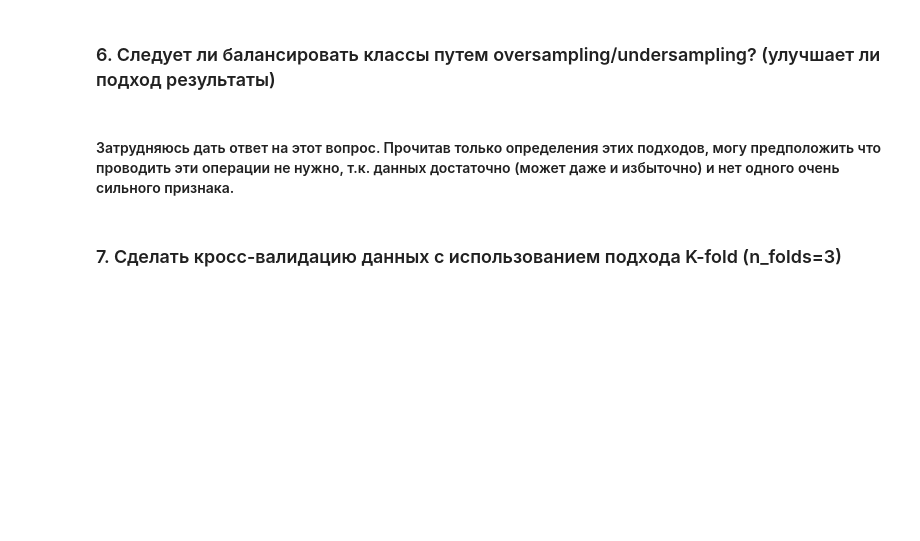
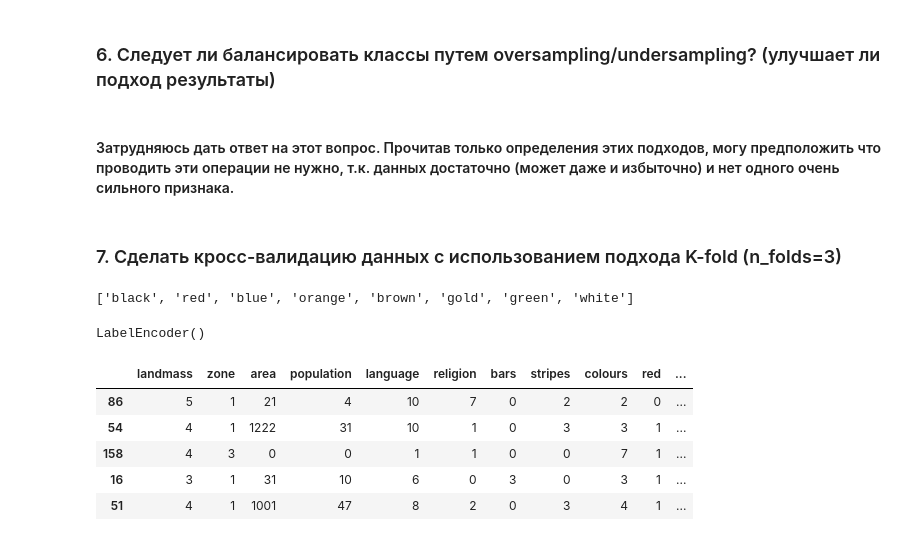
Before and after one commit to myxrome/netology-aml-homeworks, a Jupyter notebook: lab-1/lab_1.ipynb, the cells around one changed output. Saved outputs shown, nothing was run; the diff lists cells and outputs as text; code cells hidden in the pictures; blank space fills up the shorter version.

```diff
--- a/lab-1/lab_1.ipynb
+++ b/lab-1/lab_1.ipynb
@@ -249,3 +249,32 @@ for idx, feat in enumerate(features):
 #### Затрудняюсь дать ответ на этот вопрос. Прочитав только определения этих подходов, могу предположить что проводить эти операции не нужно, т.к. данных достаточно (может даже и избыточно) и нет одного очень сильного признака.
 # %% [markdown]
 ### 7. Сделать кросс-валидацию данных с использованием подхода K-fold (n_folds=3)
+# %%
+from sklearn.model_selection import train_test_split
+features = ['landmass', 'zone', 'area', 'population', 'language', 'religion', 'bars', 'stripes', 'colours', 'red', 'green', 'blue', 'gold', 'white', 'black', 'orange', 'mainhue', 'circles', 'crosses', 'saltires', 'quarters', 'sunstars', 'crescent', 'triangle', 'icon', 'animate', 'text', 'topleft', 'botright']
+X_train, X_validation, y_train, y_validation = train_test_split( data[features], data['religion'], test_size = 0.3, random_state = 0 )
+# %%
+color_values = list(set(X_train['mainhue'].unique()) | set(X_train['topleft'].unique()) | set(X_train['botright'].unique()))
+# %%
+color_values
+# %% [output]
+['black', 'red', 'blue', 'orange', 'brown', 'gold', 'green', 'white']
+# %%
+from sklearn.preprocessing import LabelEncoder
+encoder = LabelEncoder()
+encoder.fit(color_values)
+# %% [output]
+LabelEncoder()
+# %%
+X_train['mainhue'] = encoder.transform(X_train['mainhue'])
+X_train['topleft'] = encoder.transform(X_train['topleft'])
+X_train['botright'] = encoder.transform(X_train['botright'])
+# %%
+X_train.head()
+# %% [output]
+|  | landmass | zone | area | population | language | religion | bars | stripes | colours | red | ... |
+| 86 | 5 | 1 | 21 | 4 | 10 | 7 | 0 | 2 | 2 | 0 | ... |
+| 54 | 4 | 1 | 1222 | 31 | 10 | 1 | 0 | 3 | 3 | 1 | ... |
+| 158 | 4 | 3 | 0 | 0 | 1 | 1 | 0 | 0 | 7 | 1 | ... |
+| 16 | 3 | 1 | 31 | 10 | 6 | 0 | 3 | 0 | 3 | 1 | ... |
+| 51 | 4 | 1 | 1001 | 47 | 8 | 2 | 0 | 3 | 4 | 1 | ... |
```
Also changed, not shown: parts of 4 cells of this notebook.
